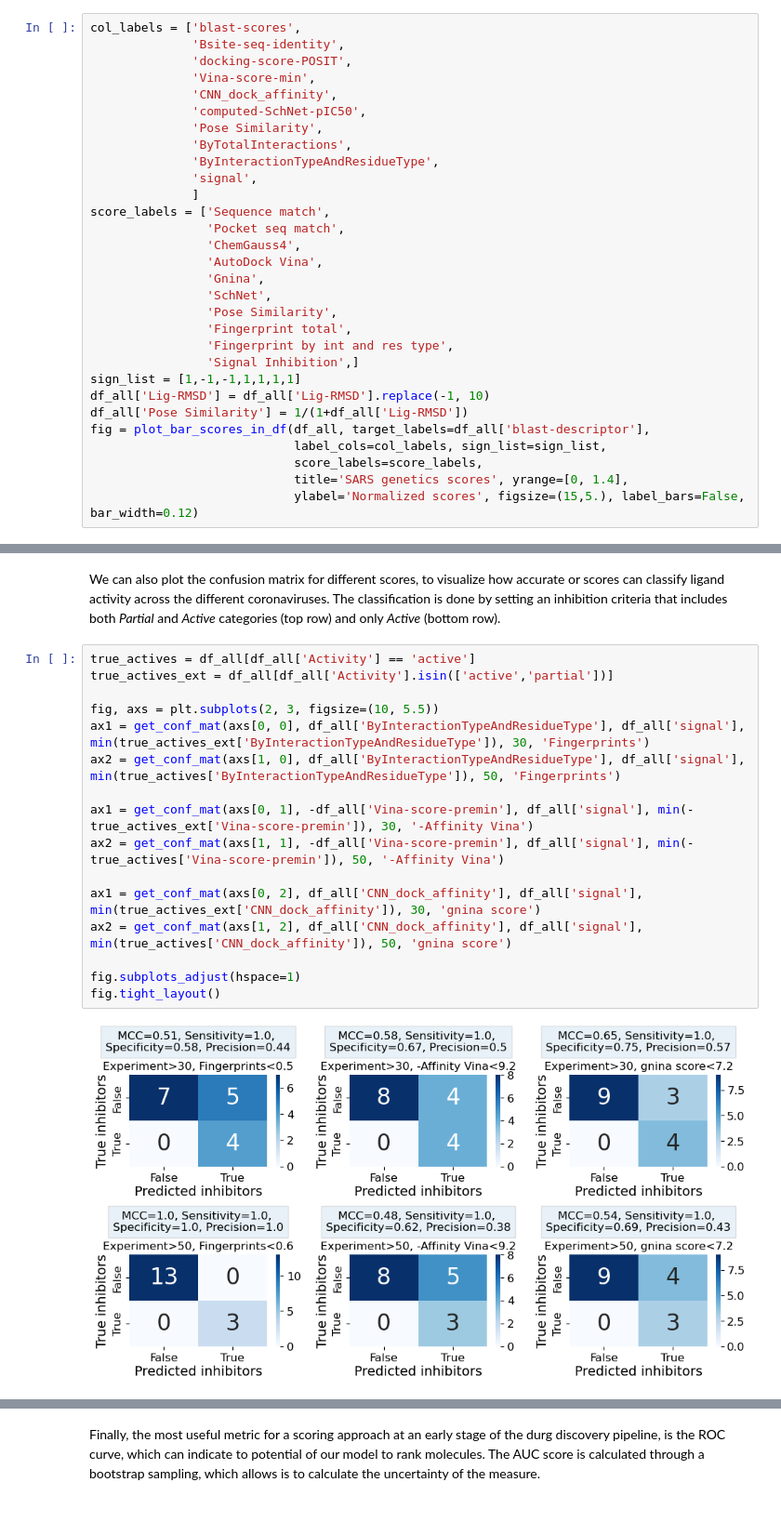
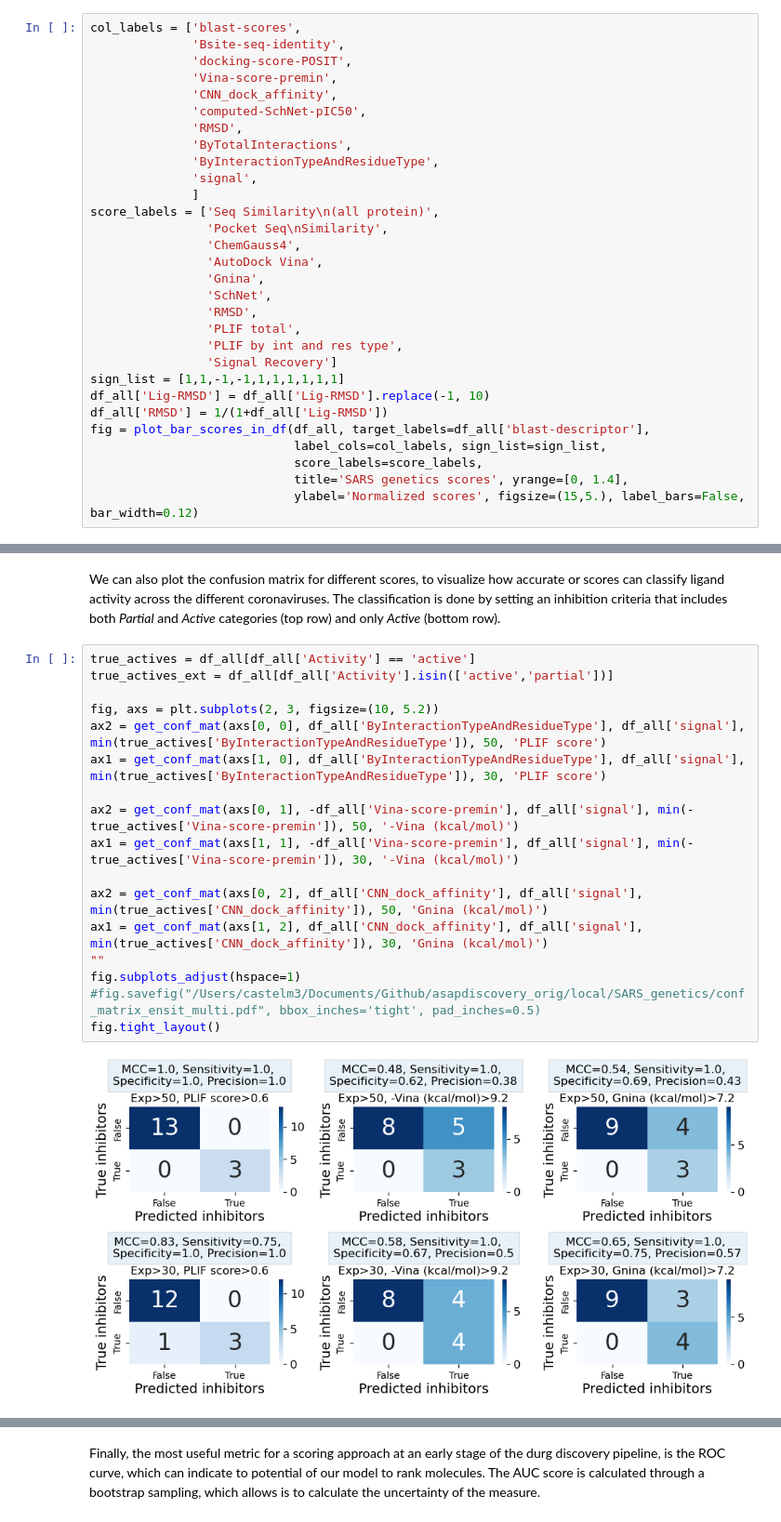
Before and after one commit to choderalab/broad-spectrum-asap-paper, a Jupyter notebook: score_ensitrelvir_spectrum.ipynb, the cells around one changed output, grey strips where cells are left out. Shown at 93% size. Drawn from its saved outputs; the diff is of its cells as text.

```diff
--- a/score_ensitrelvir_spectrum.ipynb
+++ b/score_ensitrelvir_spectrum.ipynb
@@ -226,27 +226,27 @@ First, we will plot all of the relevant scores calculated in a bar plot, with th
 col_labels = ['blast-scores',
               'Bsite-seq-identity',
               'docking-score-POSIT',
-              'Vina-score-min',
+              'Vina-score-premin',
               'CNN_dock_affinity',
               'computed-SchNet-pIC50',
-              'Pose Similarity',
+              'RMSD',
               'ByTotalInteractions',
               'ByInteractionTypeAndResidueType',
               'signal',
               ]
-score_labels = ['Sequence match',
-                'Pocket seq match',
+score_labels = ['Seq Similarity\n(all protein)',
+                'Pocket Seq\nSimilarity',
                 'ChemGauss4',
                 'AutoDock Vina',
                 'Gnina',
                 'SchNet',
-                'Pose Similarity',
-                'Fingerprint total',
-                'Fingerprint by int and res type',
-                'Signal Inhibition',]
-sign_list = [1,-1,-1,1,1,1,1]
+                'RMSD',
+                'PLIF total',
+                'PLIF by int and res type',
+                'Signal Recovery']
+sign_list = [1,1,-1,-1,1,1,1,1,1,1]
 df_all['Lig-RMSD'] = df_all['Lig-RMSD'].replace(-1, 10)
-df_all['Pose Similarity'] = 1/(1+df_all['Lig-RMSD'])
+df_all['RMSD'] = 1/(1+df_all['Lig-RMSD'])
 fig = plot_bar_scores_in_df(df_all, target_labels=df_all['blast-descriptor'],
                             label_cols=col_labels, sign_list=sign_list,
                             score_labels=score_labels,
@@ -296,18 +312,19 @@ We can also plot the confusion matrix for different scores, to visualize how acc
 # %%
 true_actives = df_all[df_all['Activity'] == 'active']
 true_actives_ext = df_all[df_all['Activity'].isin(['active','partial'])]
 
-fig, axs = plt.subplots(2, 3, figsize=(10, 5.5))
-ax1 = get_conf_mat(axs[0, 0], df_all['ByInteractionTypeAndResidueType'], df_all['signal'], min(true_actives_ext['ByInteractionTypeAndResidueType']), 30, 'Fingerprints')
-ax2 = get_conf_mat(axs[1, 0], df_all['ByInteractionTypeAndResidueType'], df_all['signal'], min(true_actives['ByInteractionTypeAndResidueType']), 50, 'Fingerprints')
+fig, axs = plt.subplots(2, 3, figsize=(10, 5.2))
+ax2 = get_conf_mat(axs[0, 0], df_all['ByInteractionTypeAndResidueType'], df_all['signal'], min(true_actives['ByInteractionTypeAndResidueType']), 50, 'PLIF score')
+ax1 = get_conf_mat(axs[1, 0], df_all['ByInteractionTypeAndResidueType'], df_all['signal'], min(true_actives['ByInteractionTypeAndResidueType']), 30, 'PLIF score')
 
-ax1 = get_conf_mat(axs[0, 1], -df_all['Vina-score-premin'], df_all['signal'], min(-true_actives_ext['Vina-score-premin']), 30, '-Affinity Vina')
-ax2 = get_conf_mat(axs[1, 1], -df_all['Vina-score-premin'], df_all['signal'], min(-true_actives['Vina-score-premin']), 50, '-Affinity Vina')
+ax2 = get_conf_mat(axs[0, 1], -df_all['Vina-score-premin'], df_all['signal'], min(-true_actives['Vina-score-premin']), 50, '-Vina (kcal/mol)')
+ax1 = get_conf_mat(axs[1, 1], -df_all['Vina-score-premin'], df_all['signal'], min(-true_actives['Vina-score-premin']), 30, '-Vina (kcal/mol)')
 
-ax1 = get_conf_mat(axs[0, 2], df_all['CNN_dock_affinity'], df_all['signal'], min(true_actives_ext['CNN_dock_affinity']), 30, 'gnina score')
-ax2 = get_conf_mat(axs[1, 2], df_all['CNN_dock_affinity'], df_all['signal'], min(true_actives['CNN_dock_affinity']), 50, 'gnina score')
-
+ax2 = get_conf_mat(axs[0, 2], df_all['CNN_dock_affinity'], df_all['signal'], min(true_actives['CNN_dock_affinity']), 50, 'Gnina (kcal/mol)')
+ax1 = get_conf_mat(axs[1, 2], df_all['CNN_dock_affinity'], df_all['signal'], min(true_actives['CNN_dock_affinity']), 30, 'Gnina (kcal/mol)')
+""
 fig.subplots_adjust(hspace=1)
+#fig.savefig("/Users/castelm3/Documents/Github/asapdiscovery_orig/local/SARS_genetics/conf_matrix_ensit_multi.pdf", bbox_inches='tight', pad_inches=0.5)
 fig.tight_layout()
 # %% [output]
-[figure, old version]
+[figure, new version]
```
Also changed, not shown: parts of 9 cells of this notebook, 3 other files.
